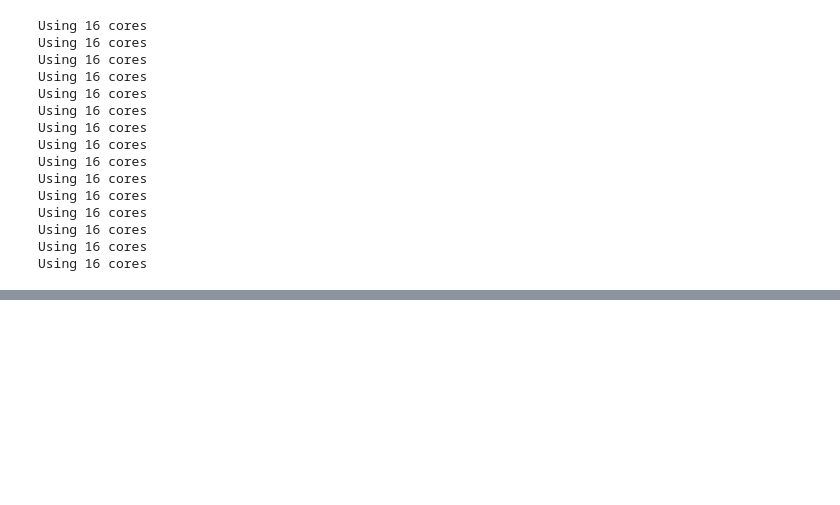
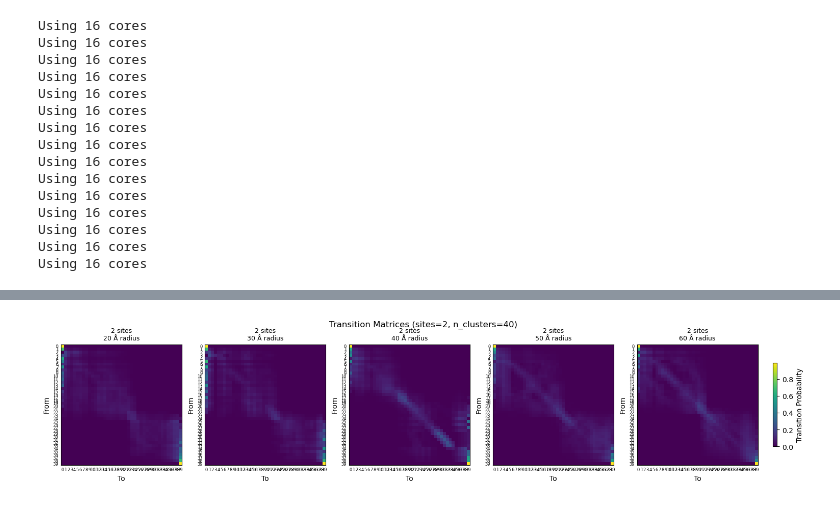
Before and after one commit to ravehlab/iMSM, a Jupyter notebook: 017_PRC_NTR_variants.ipynb, the cells around one changed output, grey strips where cells are left out. Saved outputs shown, nothing was run; the diff lists cells and outputs as text; code cells hidden in the pictures; blank space fills up the shorter version.

```diff
--- a/017_PRC_NTR_variants.ipynb
+++ b/017_PRC_NTR_variants.ipynb
@@ -130,0 +499,69 @@ for sites in n_sites:
+# %%
+# Plot all transition matrices (sites=2) for all radii in one figure with annotations
+
+import math
+import pickle
+import numpy as np
+import matplotlib.pyplot as plt
+
+sites = 2
+# Ensure this matches what you actually generated; change if needed.
+n_clusters = 40   # set explicitly so we don't rely on a leftover loop variable
+
+tms = []
+available_radii = []
+for radius in radii:
+    path = f"data/ntr_variants/{sites}_sites/{radius}_radius/transition_matrices/218pca-{n_clusters}clusters.pickle"
+    if not os.path.exists(path):
+        print(f"WARNING: missing file: {path}")
+        continue
+    with open(path, "rb") as f:
+        tm = pickle.load(f)
+    tms.append(tm)
+    available_radii.append(radius)
+
+if not tms:
+    raise FileNotFoundError("No transition matrices loaded. Check n_clusters or file paths.")
+
+# Verify all are square and same size
+sizes = {tm.shape for tm in tms}
+assert len(sizes) == 1, f"Inconsistent TM shapes: {sizes}"
+size = tms[0].shape[0]
+
+# Global color scale
+vmin = min(tm.min() for tm in tms)
+vmax = max(tm.max() for tm in tms)
+
+# Figure layout: one row
+n = len(tms)
+fig_width = 3 * n
+fig, axes = plt.subplots(1, n, figsize=(fig_width, 3), constrained_layout=True)
+if n == 1:
+    axes = [axes]
+
+def annotate_matrix(ax, matrix, fmt="{:.2f}", text_color="black"):
+    for i in range(matrix.shape[0]):
+        for j in range(matrix.shape[1]):
+            val = matrix[i, j]
+            ax.text(j, i - 0.25, fmt.format(val), ha='center', va='bottom',
+                    fontsize=6, color=text_color, rotation=0)
+
+for ax, tm, radius in zip(axes, tms, available_radii):
+    im = ax.imshow(tm, vmin=vmin, vmax=vmax, cmap="viridis")
+    ax.set_title(f"{sites} sites\n{radius} Å radius", fontsize=9)
+    ax.set_xticks(range(size))
+    ax.set_yticks(range(size))
+    ax.tick_params(axis='both', which='both', length=0, labelsize=6)
+    # annotate_matrix(ax, tm, fmt="{:.2f}")
+    # Optional: turn off grid lines around cells
+    ax.set_xlabel("To")
+    ax.set_ylabel("From")
+
+# Shared colorbar
+cbar = fig.colorbar(im, ax=axes, shrink=0.6, pad=0.02)
+cbar.set_label("Transition Probability", rotation=90)
+
+plt.suptitle(f"Transition Matrices (sites={sites}, n_clusters={n_clusters})", y=1.05)
+plt.show()
+# %% [output]
+[figure, added]
```
Also changed, not shown: parts of 16 cells of this notebook, 9 other files.
